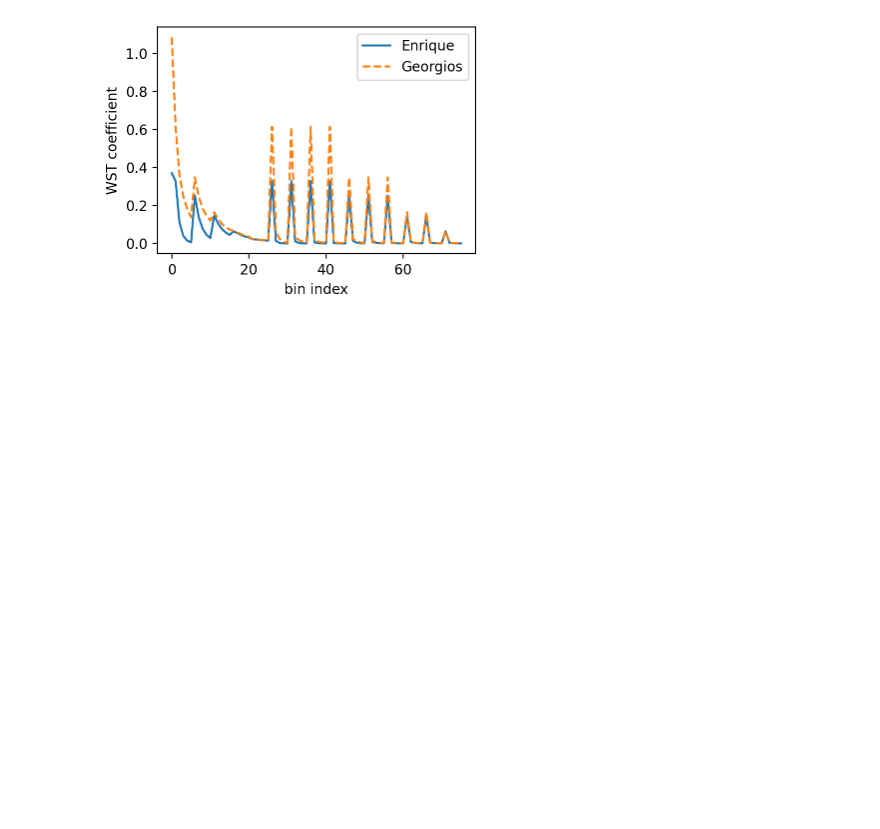
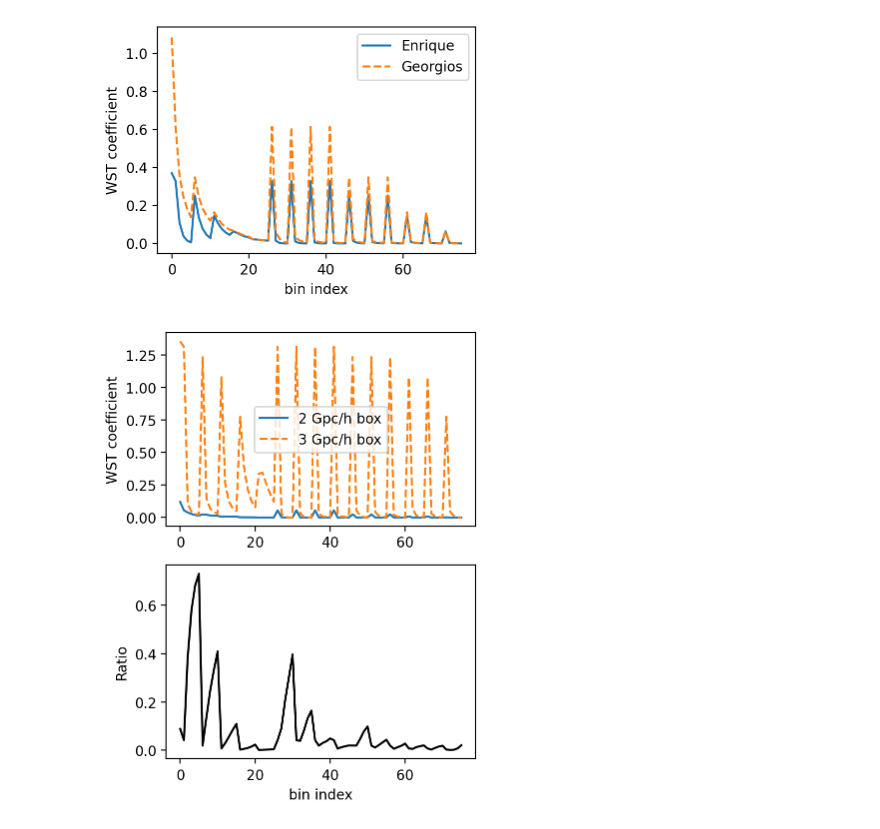
Before and after one commit to epaillas/acm, a Jupyter notebook: scripts/emc/measurements/nb/wst_figures.ipynb, the cells around one changed output. Drawn from its saved outputs; the diff is of its cells as text; code cells hidden in the pictures; blank space fills up the shorter version.

```diff
--- a/scripts/emc/measurements/nb/wst_figures.ipynb
+++ b/scripts/emc/measurements/nb/wst_figures.ipynb
@@ -72,3 +72,33 @@ plt.tight_layout()
 plt.show()
 # %% [output]
 [figure]
+# %%
+import numpy as np
+import matplotlib.pyplot as plt
+%matplotlib inline
+%config InlineBackend.figure_format = 'retina'
+
+
+wst_box2 = np.load(
+    '/pscratch/sd/e/epaillas/emc/v1.2/abacus/base/wst/c000_ph000/seed0/wst_c000_hod000_boxsize2000.npy',
+    allow_pickle=True
+)
+wst_box3 = np.load('/pscratch/sd/e/epaillas/emc/v1.2/abacus/base/wst/c000_ph000/seed0/wst_c000_hod000_boxsize3000.npy',
+    allow_pickle=True
+)
+
+fig, lax = plt.subplots(2, 1, figsize=(4, 5))
+
+lax[0].plot(wst_box2, label='2 Gpc/h box')
+lax[0].plot(wst_box3, label='3 Gpc/h box', linestyle='dashed')
+
+lax[1].plot(wst_box2/wst_box3, color='black')
+
+lax[1].set_xlabel('bin index')
+lax[0].set_ylabel('WST coefficient')
+lax[1].set_ylabel('Ratio')
+lax[0].legend()
+plt.tight_layout()
+plt.show()
+# %% [output]
+[figure, added]
```
